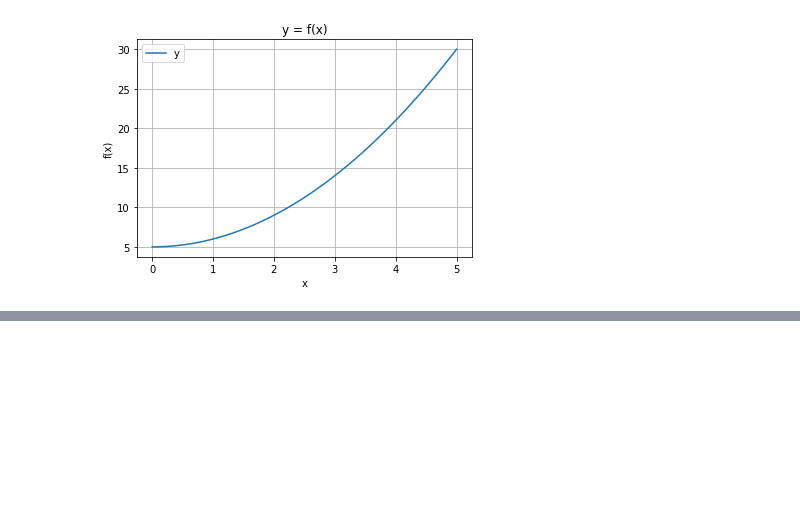
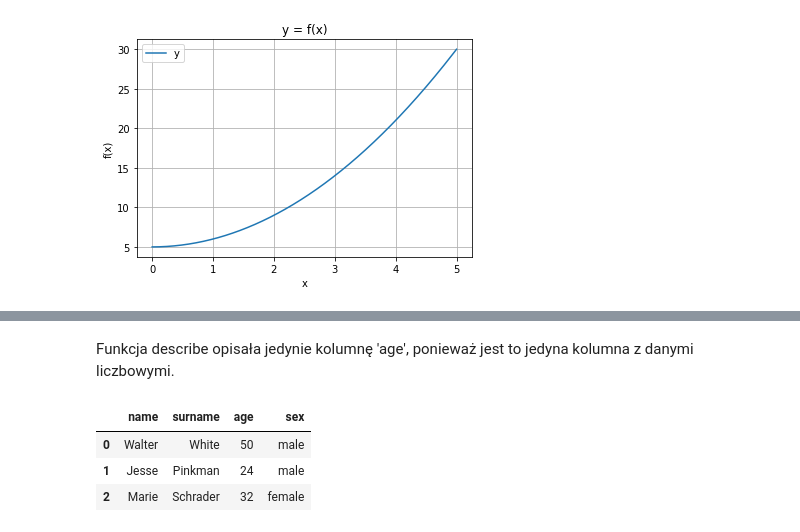
Before and after one commit to Wojciech-Poniewierka/ABD_lab, a Jupyter notebook: lab1.ipynb, the cells around one changed output, grey strips where cells are left out. Cells and saved outputs as stored; diff of their text form; code cells hidden in the pictures; blank space fills up the shorter version.

```diff
--- a/lab1.ipynb
+++ b/lab1.ipynb
@@ -44,0 +49,7 @@ plot(v3)
+# %%
+d = {'name': ['Walter', 'Jesse', 'Marie', 'Saul', 'Mike'],
+     'surname': ['White', 'Pinkman', 'Schrader', 'Goodman', 'Ehrmantraut'],
+     'age': [50, 24, 32, 46, 62],
+     'sex': ['male', 'male', 'female', 'male', 'male']}
+
+data = pd.DataFrame(data=d)
@@ -44,0 +84,9 @@ plot(v3)
+# %% [markdown]
+Funkcja describe opisała jedynie kolumnę 'age', ponieważ jest to jedyna kolumna z danymi liczbowymi.
+# %%
+data.head(3)
+# %% [output]
+|  | name | surname | age | sex |
+| 0 | Walter | White | 50 | male |
+| 1 | Jesse | Pinkman | 24 | male |
+| 2 | Marie | Schrader | 32 | female |
```
Also changed, not shown: parts of 6 cells of this notebook.
